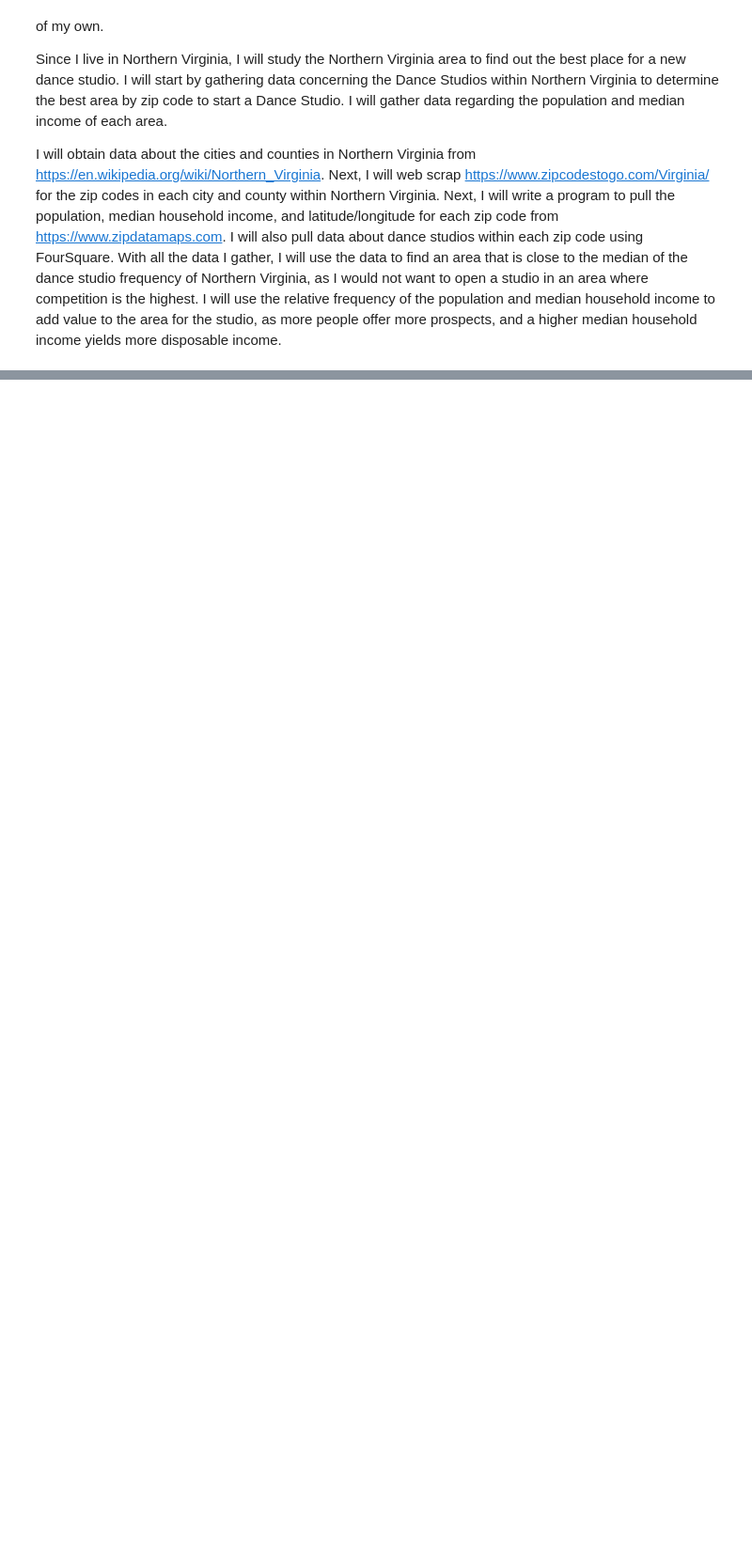
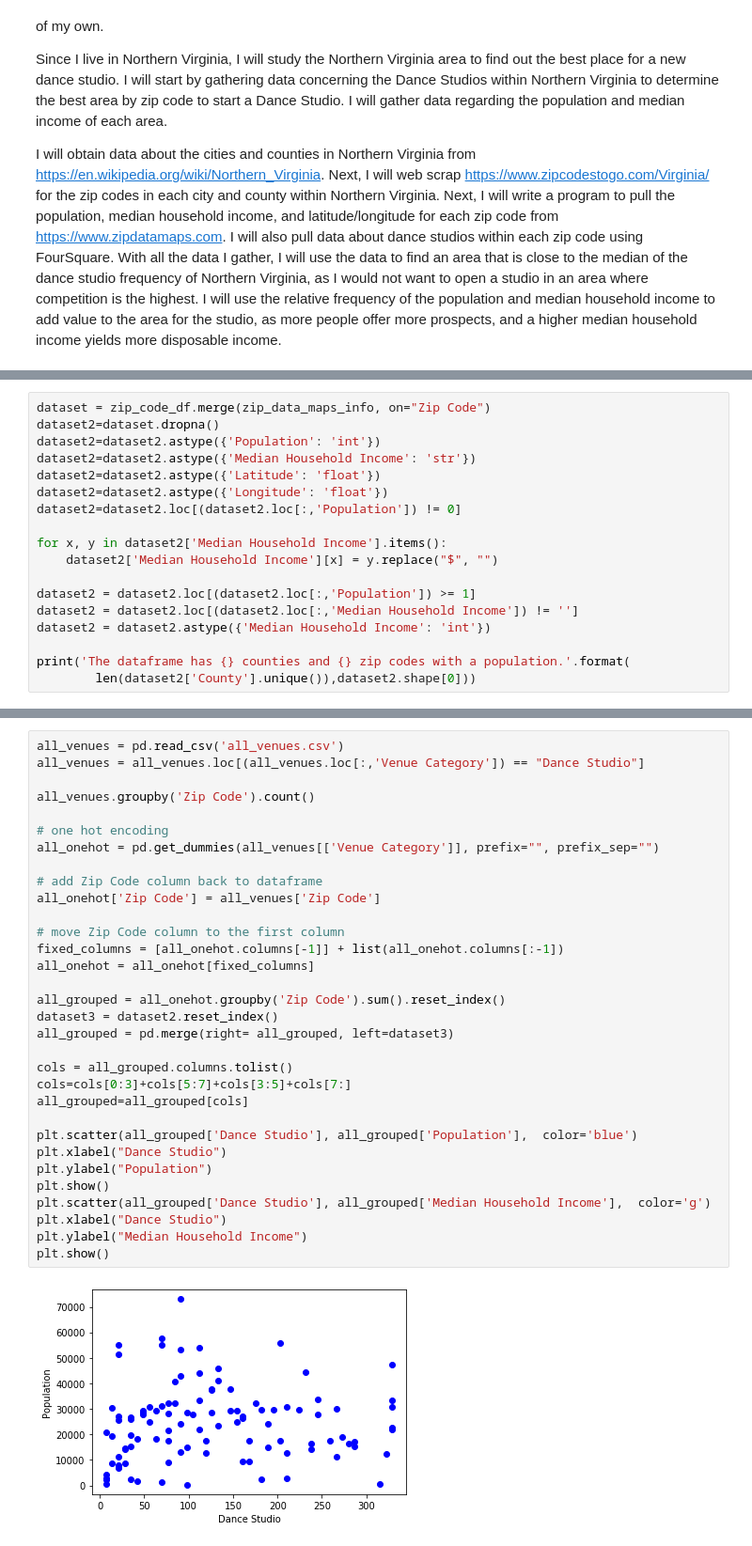
Before and after one commit to CorneliusHJackon/Coursera_Capstone, a Jupyter notebook: Dance Studio in Northern Virginia.ipynb, the cells around one changed output, grey strips where cells are left out. Shown at 94% size. Cells and saved outputs as stored; diff of their text form; blank space fills up the shorter version.

```diff
--- a/Dance Studio in Northern Virginia.ipynb
+++ b/Dance Studio in Northern Virginia.ipynb
@@ -17,0 +134,18 @@ I will obtain data about the cities and counties in Northern Virginia from https
+# %%
+dataset = zip_code_df.merge(zip_data_maps_info, on="Zip Code")
+dataset2=dataset.dropna()
+dataset2=dataset2.astype({'Population': 'int'})
+dataset2=dataset2.astype({'Median Household Income': 'str'})
+dataset2=dataset2.astype({'Latitude': 'float'})
+dataset2=dataset2.astype({'Longitude': 'float'})
+dataset2=dataset2.loc[(dataset2.loc[:,'Population']) != 0]
+
+for x, y in dataset2['Median Household Income'].items():
+    dataset2['Median Household Income'][x] = y.replace("$", "")
+
+dataset2 = dataset2.loc[(dataset2.loc[:,'Population']) >= 1]
+dataset2 = dataset2.loc[(dataset2.loc[:,'Median Household Income']) != '']
+dataset2 = dataset2.astype({'Median Household Income': 'int'})
+
+print('The dataframe has {} counties and {} zip codes with a population.'.format(
+        len(dataset2['County'].unique()),dataset2.shape[0]))
@@ -17,0 +395,34 @@ I will obtain data about the cities and counties in Northern Virginia from https
+# %%
+all_venues = pd.read_csv('all_venues.csv')
+all_venues = all_venues.loc[(all_venues.loc[:,'Venue Category']) == "Dance Studio"]
+
+all_venues.groupby('Zip Code').count()
+
+# one hot encoding
+all_onehot = pd.get_dummies(all_venues[['Venue Category']], prefix="", prefix_sep="")
+
+# add Zip Code column back to dataframe
+all_onehot['Zip Code'] = all_venues['Zip Code']
+
+# move Zip Code column to the first column
+fixed_columns = [all_onehot.columns[-1]] + list(all_onehot.columns[:-1])
+all_onehot = all_onehot[fixed_columns]
+
+all_grouped = all_onehot.groupby('Zip Code').sum().reset_index()
+dataset3 = dataset2.reset_index()
+all_grouped = pd.merge(right= all_grouped, left=dataset3)
+
+cols = all_grouped.columns.tolist()
+cols=cols[0:3]+cols[5:7]+cols[3:5]+cols[7:]
+all_grouped=all_grouped[cols]
+
+plt.scatter(all_grouped['Dance Studio'], all_grouped['Population'],  color='blue')
+plt.xlabel("Dance Studio")
+plt.ylabel("Population")
+plt.show()
+plt.scatter(all_grouped['Dance Studio'], all_grouped['Median Household Income'],  color='g')
+plt.xlabel("Dance Studio")
+plt.ylabel("Median Household Income")
+plt.show()
+# %% [output]
+[figure, added]
```
Also changed, not shown: parts of 54 cells of this notebook, 5 other files.
